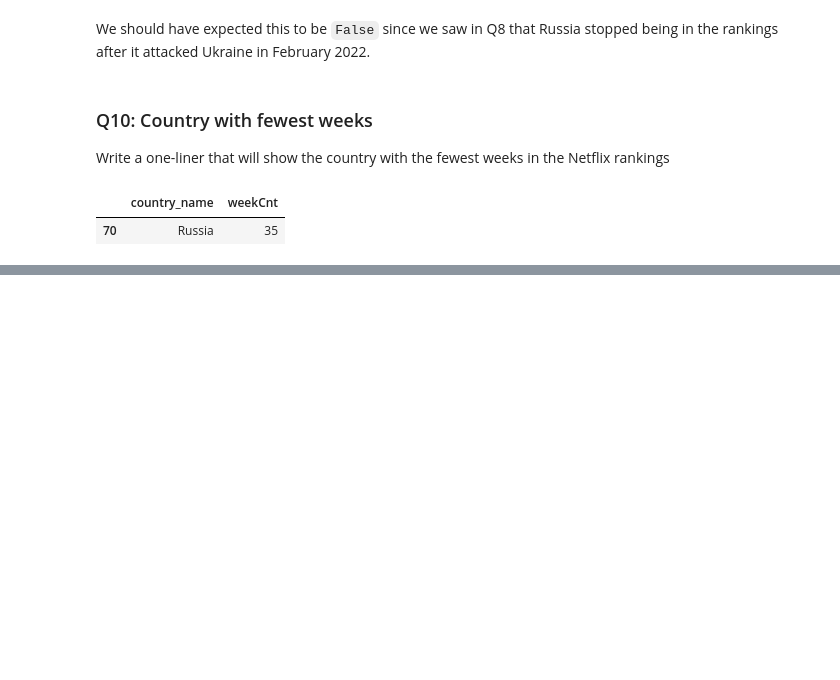
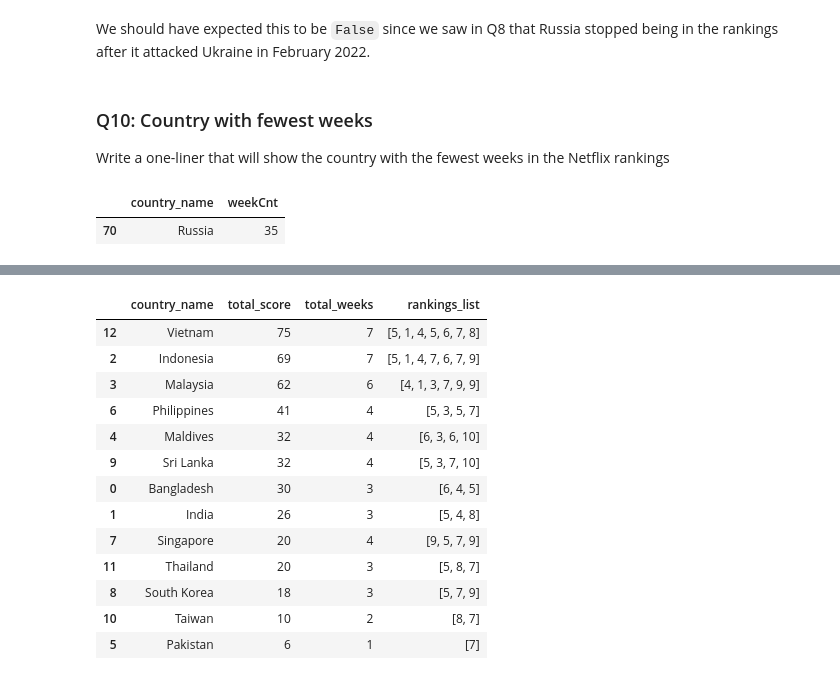
Before and after one commit to annabelyao124/week8-tue-tasks, a Jupyter notebook: week8-tue-worksheet.ipynb, the cells around one changed output, grey strips where cells are left out. Cells and saved outputs as stored; diff of their text form; code cells hidden in the pictures; blank space fills up the shorter version.

```diff
--- a/week8-tue-worksheet.ipynb
+++ b/week8-tue-worksheet.ipynb
@@ -129,0 +154,25 @@ df.groupby("country_name")["week"].nunique().reset_index(name="weekCnt").sort_va
+# %%
+# reproduce the lovely runner table
+(df[df["show_title"] == "Lovely Runner"]
+   .sort_values("week")
+   .groupby("country_name")
+   .agg(total_score=("score", "sum"),
+        total_weeks=("week", "nunique"),
+        rankings_list=("weekly_rank", list))
+   .reset_index()
+   .sort_values("total_score", ascending=False))
+# %% [output]
+|  | country_name | total_score | total_weeks | rankings_list |
+| 12 | Vietnam | 75 | 7 | [5, 1, 4, 5, 6, 7, 8] |
+| 2 | Indonesia | 69 | 7 | [5, 1, 4, 7, 6, 7, 9] |
+| 3 | Malaysia | 62 | 6 | [4, 1, 3, 7, 9, 9] |
+| 6 | Philippines | 41 | 4 | [5, 3, 5, 7] |
+| 4 | Maldives | 32 | 4 | [6, 3, 6, 10] |
+| 9 | Sri Lanka | 32 | 4 | [5, 3, 7, 10] |
+| 0 | Bangladesh | 30 | 3 | [6, 4, 5] |
+| 1 | India | 26 | 3 | [5, 4, 8] |
+| 7 | Singapore | 20 | 4 | [9, 5, 7, 9] |
+| 11 | Thailand | 20 | 3 | [5, 8, 7] |
+| 8 | South Korea | 18 | 3 | [5, 7, 9] |
+| 10 | Taiwan | 10 | 2 | [8, 7] |
+| 5 | Pakistan | 6 | 1 | [7] |
```
Also changed, not shown: parts of 4 cells of this notebook.
